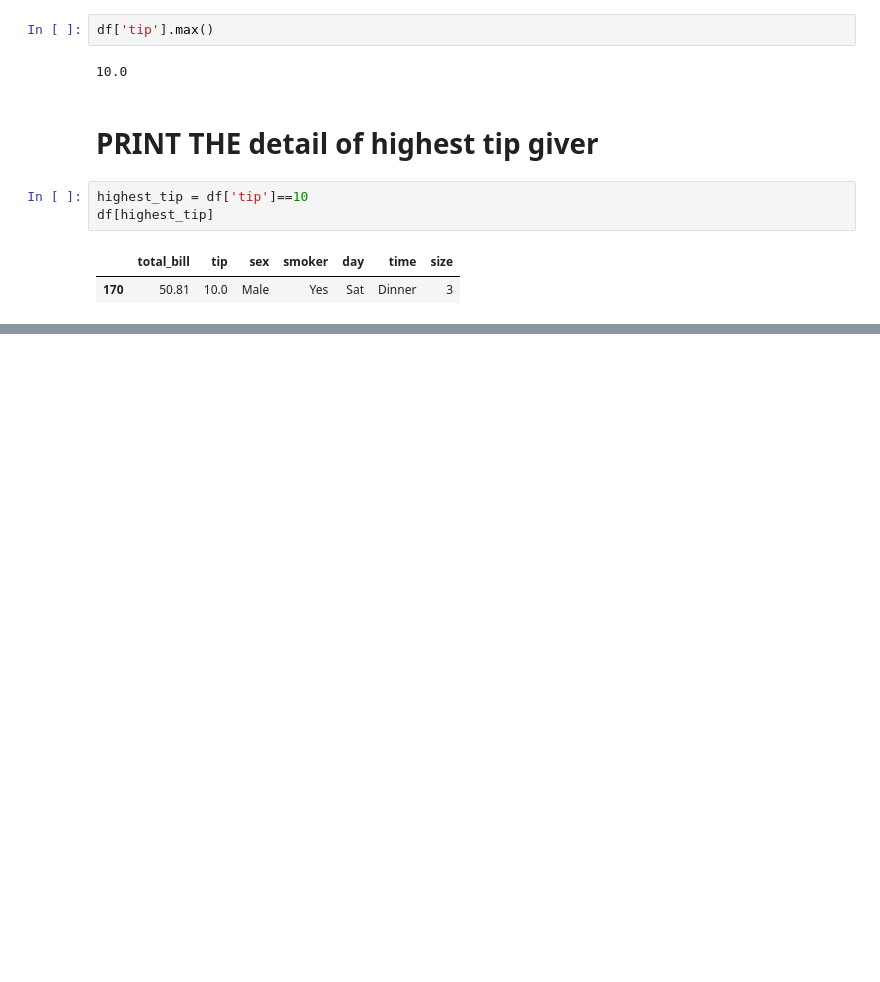
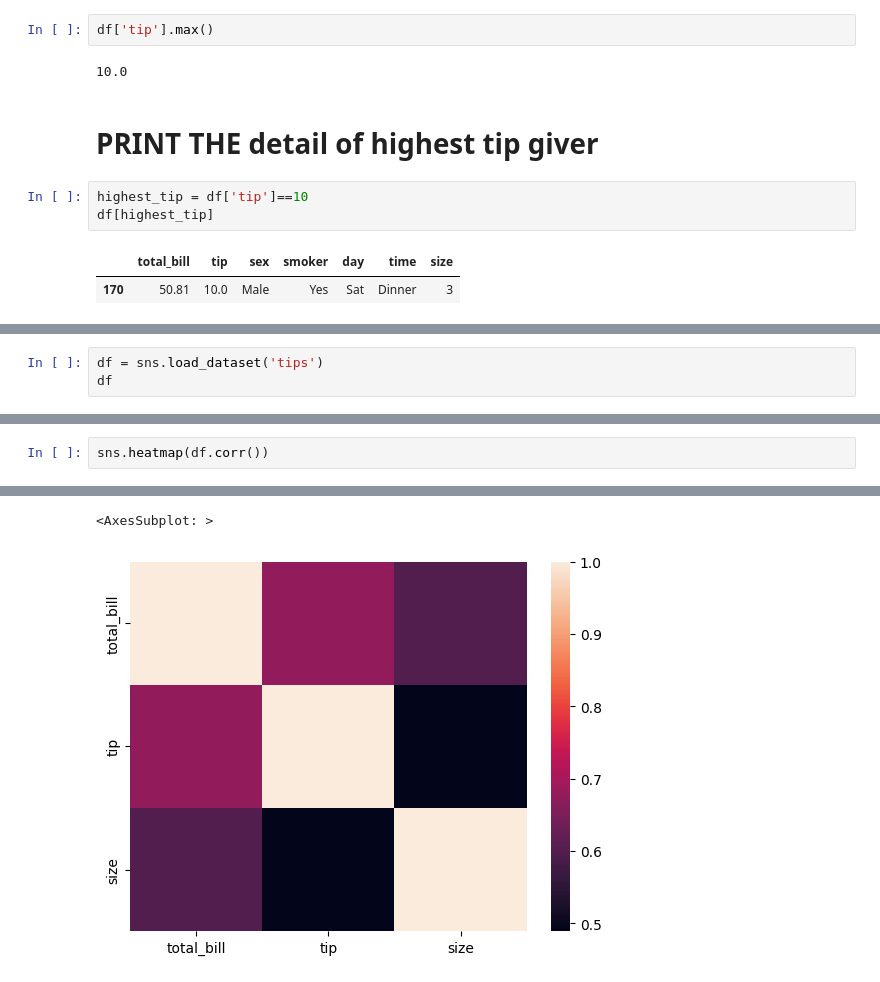
Before and after one commit to AnukulSri/Data-Analysis, a Jupyter notebook: Tips_Analysis/tippp.ipynb, the cells around one changed output, grey strips where cells are left out. Drawn from its saved outputs; the diff is of its cells as text; blank space fills up the shorter version.

```diff
--- a/Tips_Analysis/tippp.ipynb
+++ b/Tips_Analysis/tippp.ipynb
@@ -445,0 +452,3 @@ df[highest_tip]
+# %%
+df = sns.load_dataset('tips')
+df
@@ -445,0 +491,3 @@ df[highest_tip]
+# %%
+sns.heatmap(df.corr())
+# %% [output]
@@ -445,0 +495,2 @@ df[highest_tip]
+<AxesSubplot: >
+[figure, added]
```
Also changed, not shown: parts of 31 cells of this notebook.
